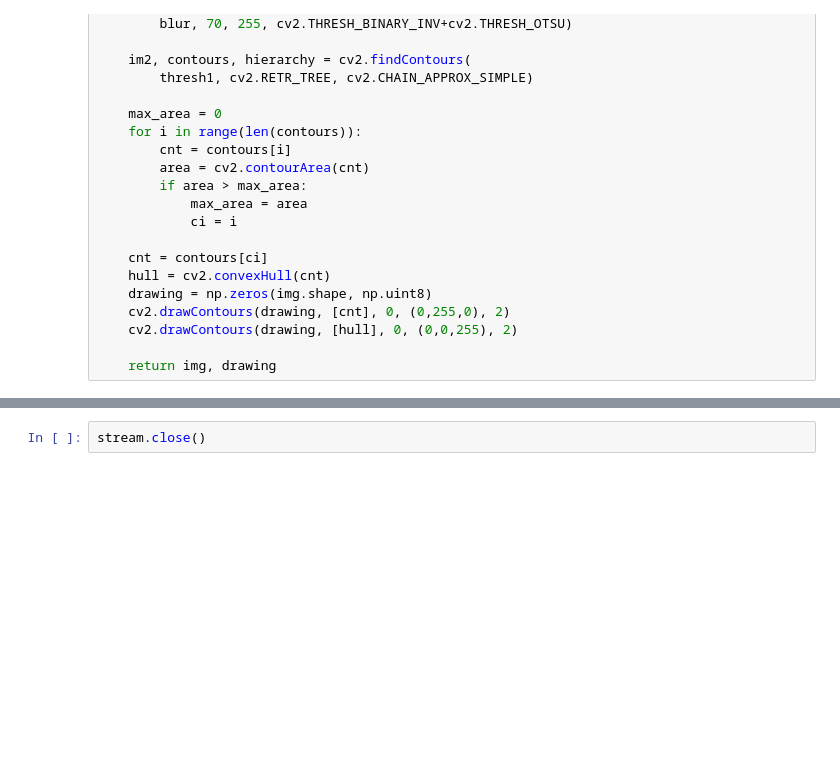
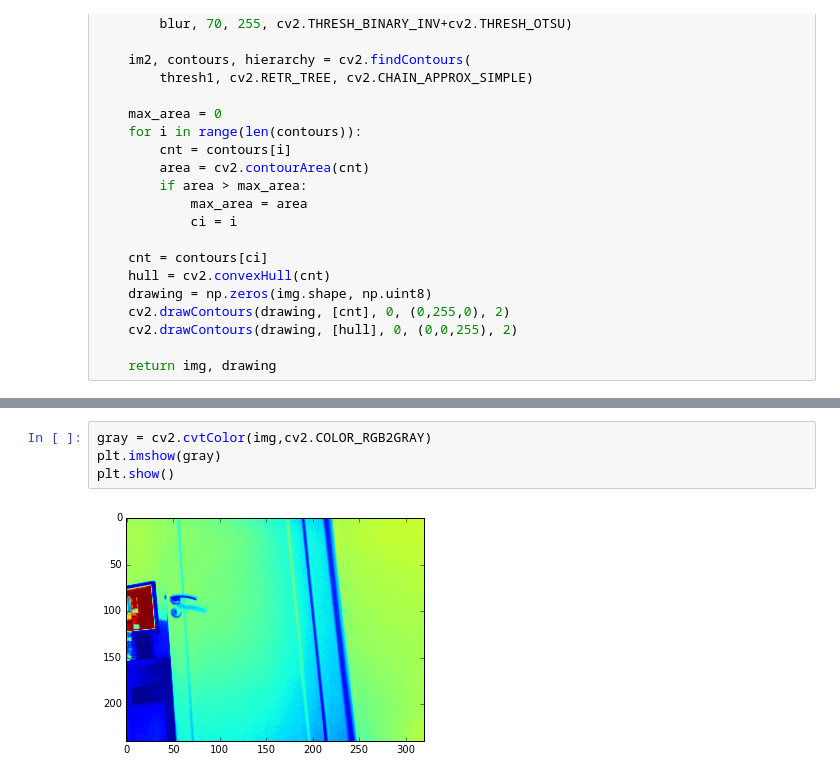
Before and after one commit to perenecabuto/notebooks, a Jupyter notebook: Robot vision.ipynb, the cells around one changed output, grey strips where cells are left out. Cells and saved outputs as stored; diff of their text form; blank space fills up the shorter version.

```diff
--- a/Robot vision.ipynb
+++ b/Robot vision.ipynb
@@ -67,2 +78,6 @@ else:
-# %%
-stream.close()
+# %%
+gray = cv2.cvtColor(img,cv2.COLOR_RGB2GRAY)
+plt.imshow(gray)
+plt.show()
+# %% [output]
+[figure, added]
```
Also changed, not shown: parts of 12 cells of this notebook.
